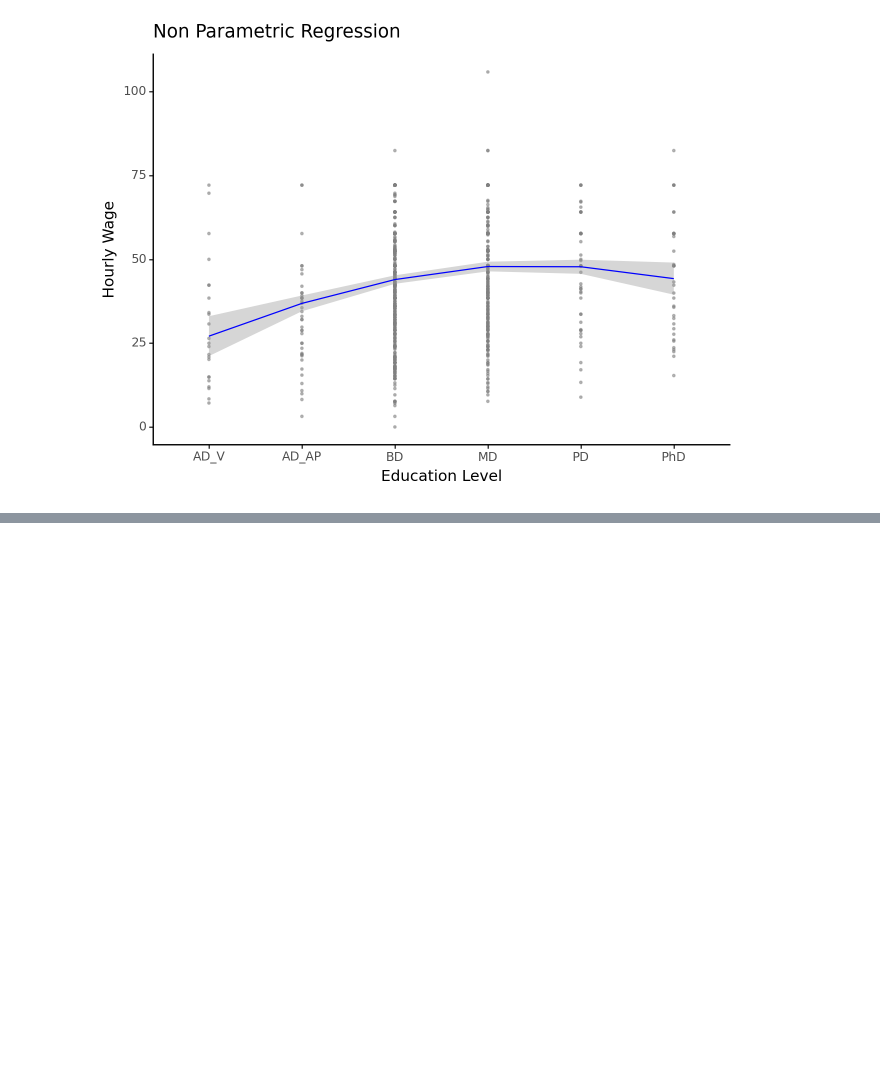
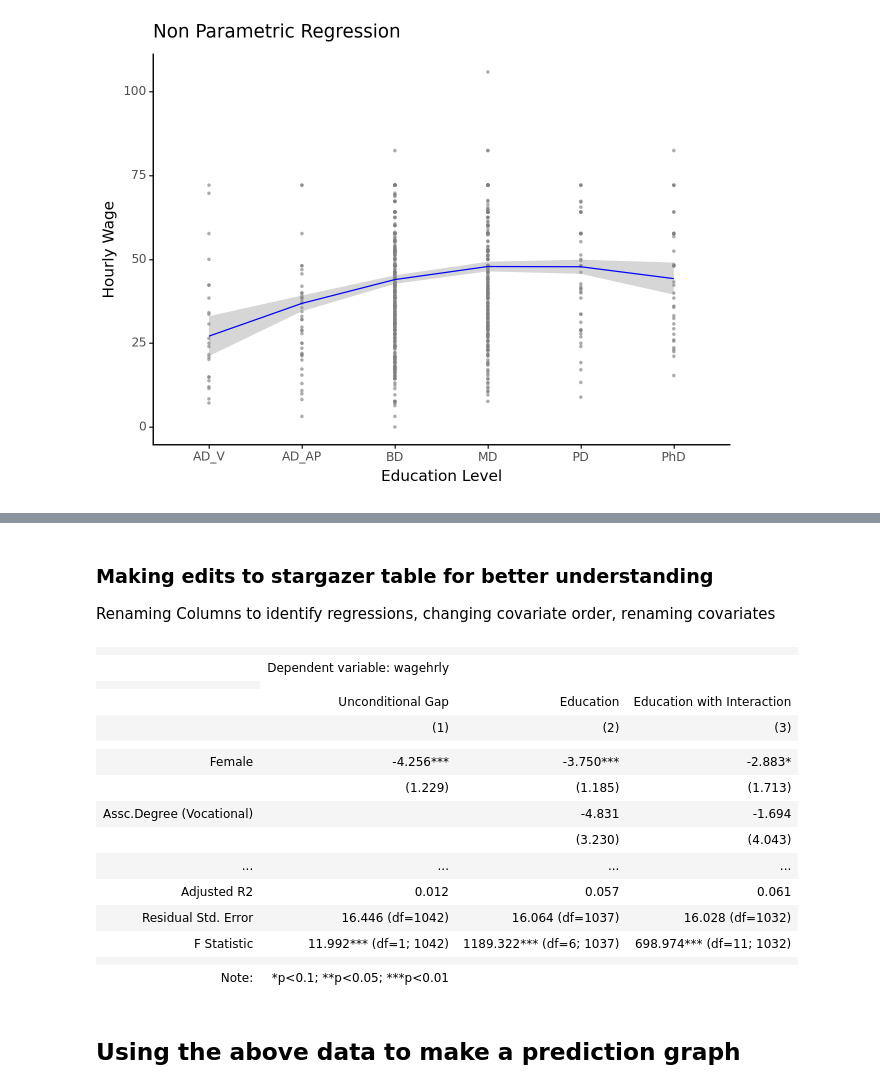
Before and after one commit to arbash-malik/DA2, a Jupyter notebook: Assignment 1/Assignment Code.ipynb, the cells around one changed output, grey strips where cells are left out. Drawn from its saved outputs; the diff is of its cells as text; code cells hidden in the pictures; blank space fills up the shorter version.

```diff
--- a/Assignment 1/Assignment Code.ipynb
+++ b/Assignment 1/Assignment Code.ipynb
@@ -271,0 +327,41 @@ non_parametric_plot.draw()
+# %% [markdown]
+### Making edits to stargazer table for better understanding
+Renaming Columns to identify regressions, changing covariate order, renaming covariates
+# %%
+stargazer = Stargazer([reg3, reg4, reg5])
+
+stargazer.custom_columns(["Unconditional Gap", "Education", "Education with Interaction"], [1, 1, 1])
+
+stargazer.covariate_order(["female", "AD_V", "AD_AP", "BD", "MD", "PD", "PhD",
+                            "female:AD_V", "female:AD_AP", "female:BD", "female:MD", "female:PD", "female:PhD",
+                           "Intercept"])
+
+stargazer.rename_covariates({"female":"Female","Intercept": "Constant",
+                             "AD_V":"Assc.Degree (Vocational)","AD_AP":"Assc.Degree(Academic Program)",
+                             "BD":"Bachelors Degree","MD": 'Masters Degree',
+                             "PD":"Professional Degree","PhD":"Doctoral Degree",
+
+                             "female:AD_V":"Assc.Degree (Vocational) [interact]","female:AD_AP":"Assc.Degree(Academic Program) [interact]",
+                             "female:BD":"Bachelors Degree [interact]","female:MD": 'Masters Degree [interact]',
+                             "female:PD":"Professional Degree [interact]","female:PhD":"Doctoral Degree [interact]"
+                            })
+stargazer
+# %% [output]
+|  |  |  |  |
+|  | Dependent variable: wagehrly |  |  |
+|  |
+|  | Unconditional Gap | Education | Education with Interaction |
+|  | (1) | (2) | (3) |
+|  |  |  |  |
+| Female | -4.256*** | -3.750*** | -2.883* |
+|  | (1.229) | (1.185) | (1.713) |
+| Assc.Degree (Vocational) |  | -4.831 | -1.694 |
+|  |  | (3.230) | (4.043) |
+| ... | ... | ... | ... |
+| Adjusted R2 | 0.012 | 0.057 | 0.061 |
+| Residual Std. Error | 16.446 (df=1042) | 16.064 (df=1037) | 16.028 (df=1032) |
+| F Statistic | 11.992*** (df=1; 1042) | 1189.322*** (df=6; 1037) | 698.974*** (df=11; 1032) |
+|  |  |  |  |
+| Note: | *p<0.1; **p<0.05; ***p<0.01 |  |  |
+# %% [markdown]
+## Using the above data to make a prediction graph
```
Also changed, not shown: parts of 7 cells of this notebook.
